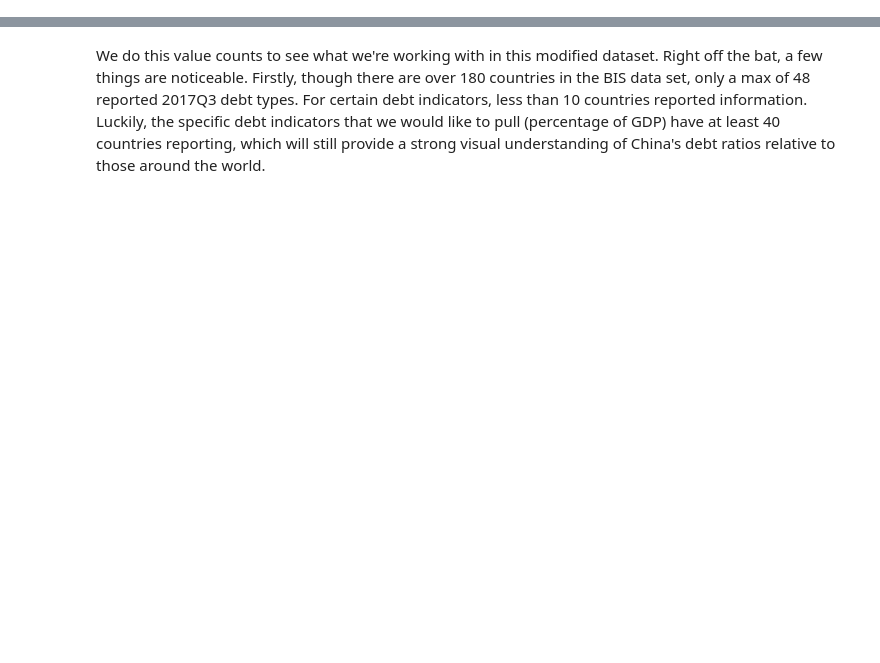
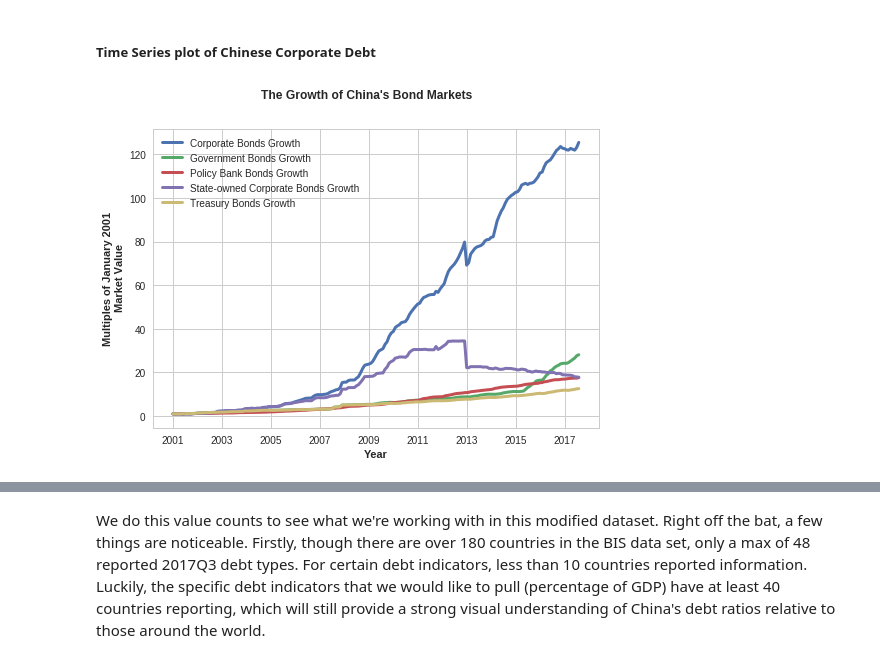
Before and after one commit to yw2155/Data_Bootcamp_Final_Project_2018, a Jupyter notebook: Project.ipynb, the cells around one changed output, grey strips where cells are left out. Saved outputs shown, nothing was run; the diff lists cells and outputs as text; code cells hidden in the pictures; blank space fills up the shorter version.

```diff
--- a/Project.ipynb
+++ b/Project.ipynb
@@ -373,0 +159,4 @@ Name: debt_type, dtype: int64
+# %%
+exc_data = exc_data.iloc[:,:-4]
+data1 = pd.concat([html_data, exc_data], axis = 1).dropna()
+bonddata =data1.T
@@ -373,0 +186,8 @@ Name: debt_type, dtype: int64
+# %%
+bonddata = bonddata.astype(float) #converting bonddata entries into floats for graphing
+
+varlist = ["Corporate Bonds", "Government Bonds","Policy Bank Bonds", "State-owned Corporate Bonds", "Treasury Bonds"]
+for var in varlist:
+    new_name = var + " Growth"
+    bonddata[new_name] = bonddata[var]/ bonddata[var].loc["2001-01-01"]
+display(bonddata.tail(5))
@@ -373,0 +354,24 @@ Name: debt_type, dtype: int64
+# %% [markdown]
+##### Time Series plot of Chinese Corporate Debt
+# %%
+#here we plot how much each category has grown compared to their base year
+#the numbers represent how many times larger they are compared to the
+#first year
+
+trlist = []
+for var in varlist:
+  newname = var + " Growth"
+  trlist.append(newname)
+
+fig, ax = plt.subplots()
+for var in trlist:
+  plt.plot(bonddata[var], lw = 3)
+plt.suptitle("The Growth of China's Bond Markets ", fontsize = 12, fontweight = "bold")
+sns.set_style("whitegrid")
+plt.rcParams['figure.facecolor'] = 'white'
+ax.set_ylabel("Multiples of January 2001\n Market Value", fontweight = "bold", fontsize = 11)
+ax.set_xlabel("Year",fontweight = "bold", fontsize = 11)
+plt.legend()
+plt.show()
+# %% [output]
+[figure, added]
```
Also changed, not shown: parts of 77 cells of this notebook.
